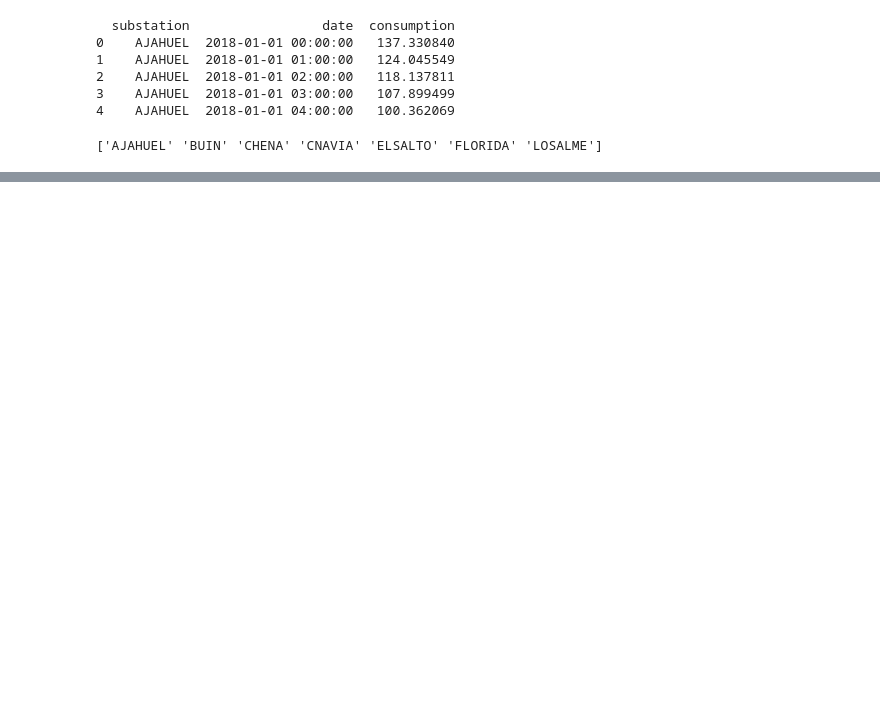
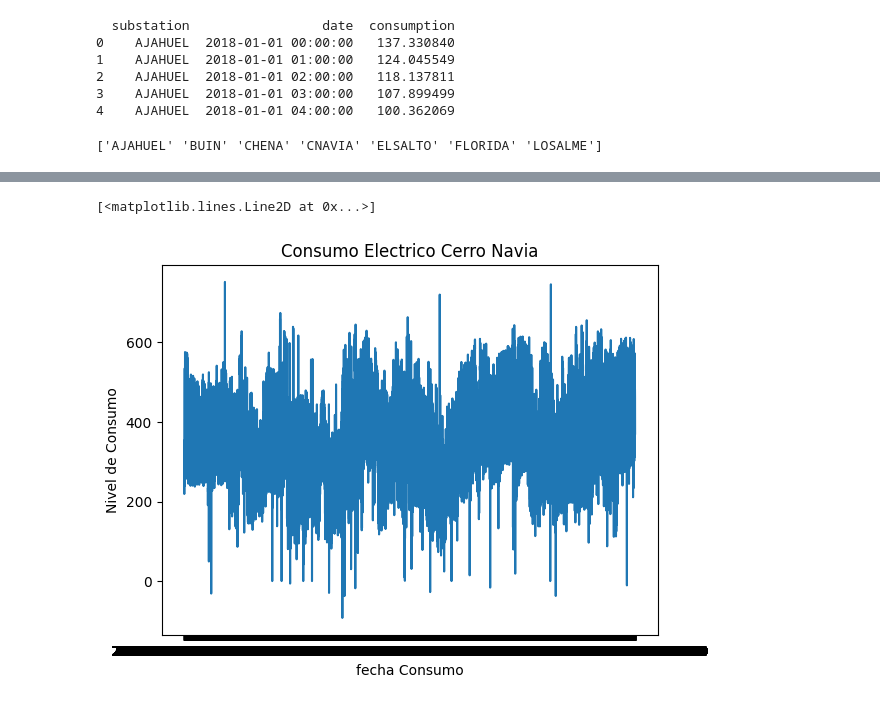
Before and after one commit to rmenares/TopicosCienciaDatos, a Jupyter notebook: generacionEles.ipynb, the cells around one changed output, grey strips where cells are left out. Saved outputs shown, nothing was run; the diff lists cells and outputs as text; code cells hidden in the pictures; blank space fills up the shorter version.

```diff
--- a/generacionEles.ipynb
+++ b/generacionEles.ipynb
@@ -57,8 +66,11 @@ ycnavia = dfs_CNAVIA["consumption"].to_numpy()
 # %%
 plt.title('Consumo Electrico Cerro Navia')
 plt.xlabel('fecha Consumo')
 plt.ylabel('Nivel de Consumo')
-plt.plot(xcnavia,ycnavia)
+plt.plot(xcnavia,ycnavia, color='blue')
+# %% [output]
+[<matplotlib.lines.Line2D at 0x...>]
+[figure, added]
 # %%
 xelsalto=dfs_ELSALTO["date"].to_numpy()
 yelsalto = dfs_ELSALTO["consumption"].to_numpy()
```
Also changed, not shown: parts of 6 cells of this notebook.
